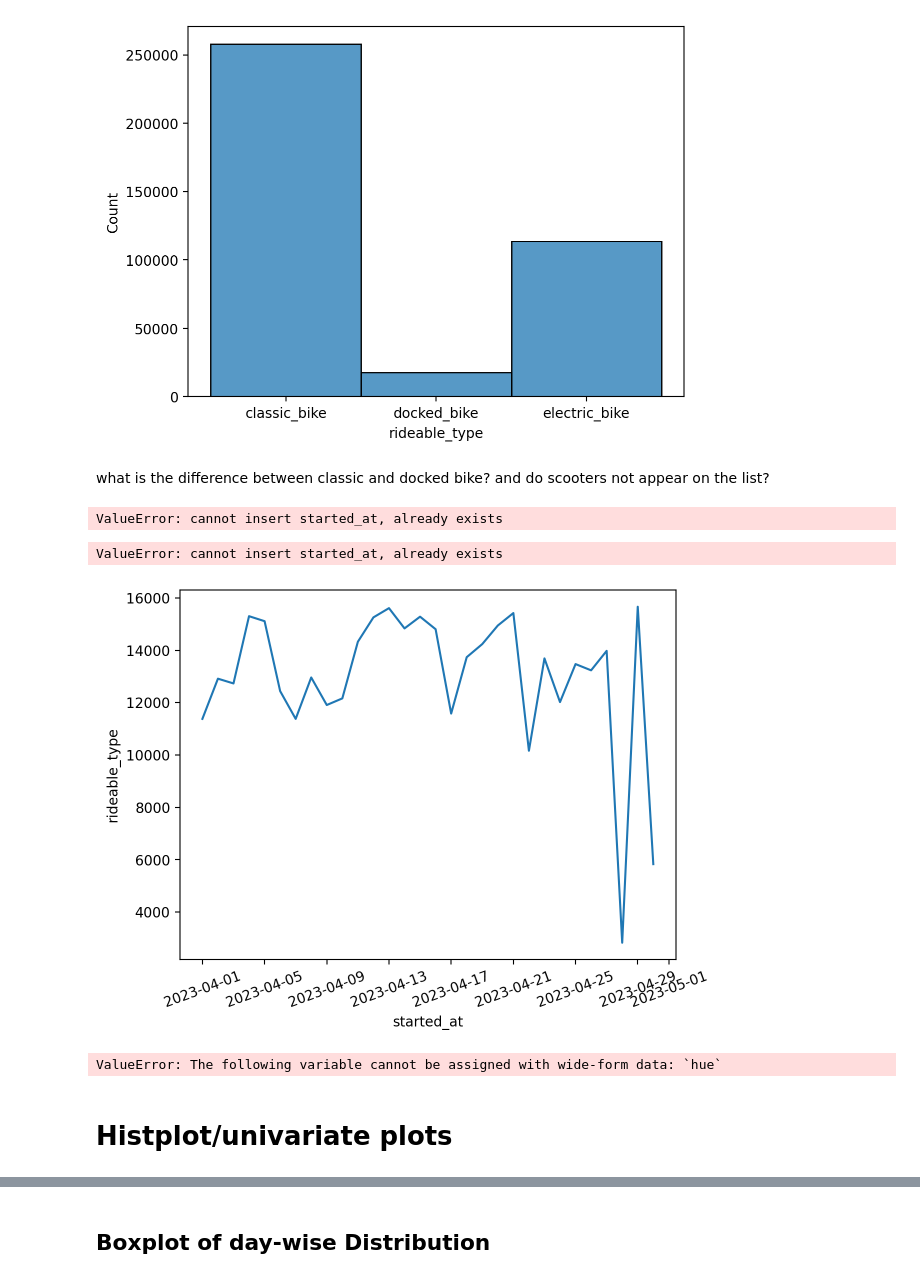
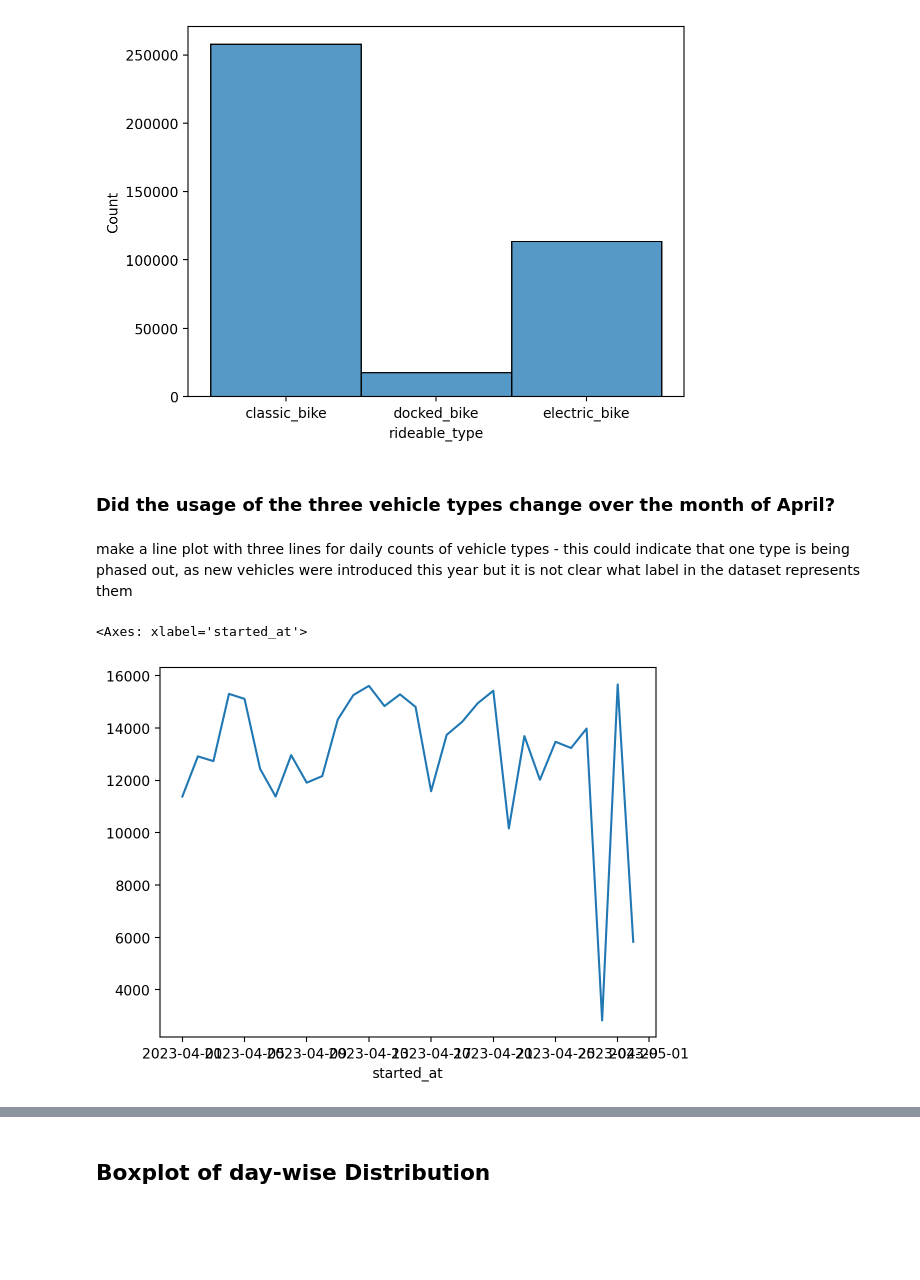
Before and after one commit to sian0x0/CA-data-science, a Jupyter notebook: 1-3/Capital Bike Share - Trip History EDA.ipynb, the cells around one changed output, grey strips where cells are left out. Cells and saved outputs as stored; diff of their text form; code cells hidden in the pictures; blank space fills up the shorter version.

```diff
--- a/1-3/Capital Bike Share - Trip History EDA.ipynb
+++ b/1-3/Capital Bike Share - Trip History EDA.ipynb
@@ -226,5 +248,3 @@ docked_bike       17796
 Name: rideable_type, dtype: int64
 <Axes: xlabel='rideable_type', ylabel='Count'>
 [figure]
-# %% [markdown]
-what is the difference between classic and docked bike? and do scooters not appear on the list?
@@ -233,40 +251,11 @@ what is the difference between classic and docked bike? and do scooters not appe
-# %%
-#attempt: double grouping does not work well with any of the graphs I tried
-df_date_r_t = df_2023_04.groupby(["rideable_type", df_2023_04["started_at"].dt.date]).count()
-df_date_r_t = df_date_r_t.reset_index()
-# %% [output]
-ValueError: cannot insert started_at, already exists
+# %% [markdown]
+### Did the usage of the three vehicle types change over the month of April?
+# %% [markdown]
+make a line plot with three lines for daily counts of vehicle types - this could indicate that one type is being phased out, as new vehicles were introduced this year but it is not clear what label in the dataset represents them
 # %%
-#first, plot all journeys' counts by date
-#begin with a series of counts grouped by date
-#df_per_date = df_2023_04["started_at"].groupby(df_2023_04["started_at"].dt.date).count()
-#df_per_date
-
-df_per_date2 = df_2023_04.groupby([(df_2023_04["started_at"].dt.date), "rideable_type"]).count()
-df_per_date2
-
-
-# df_per_date_m_c = df_2023_04["rideable_type"].groupby(df_2023_04["started_at"].dt.date).count()
-# df_per_date_m_c = pd.DataFrame(df_per_date_m_c).reset_index()
-# df_per_date_m_c
+#first, plot all journeys' counts by date - begin with a series of counts grouped by date
+df_per_date = df_2023_04["started_at"].groupby(df_2023_04["started_at"].dt.date).count().plot()
+df_per_date
 # %% [output]
-ValueError: cannot insert started_at, already exists
+<Axes: xlabel='started_at'>
+[figure, added]
-# %%
-# make a line plot with three lines for daily counts of vehicle types
-
-sns.lineplot(x="started_at", y="rideable_type", data=df_per_date_m_c)
-
-plt.xticks(rotation=20)
-
-plt.show()
-# %% [output]
-[figure, removed]
-# %%
-
-#TODO: problem: all rides on one day are now grouped, and vehicle type is lost. maybe better to stack 2 graphs after all.
-#TODO: include or otherwise filter. merge 2 graphs into 1 plot? use seaborn hue?
-sns.lineplot(data= df_2023_04["started_at"].dt.date, hue="rideable_type")
-# %% [output]
-ValueError: The following variable cannot be assigned with wide-form data: `hue`
-# %% [markdown]
-# Histplot/univariate plots
```
Also changed, not shown: parts of 25 cells of this notebook, 1 other file.
